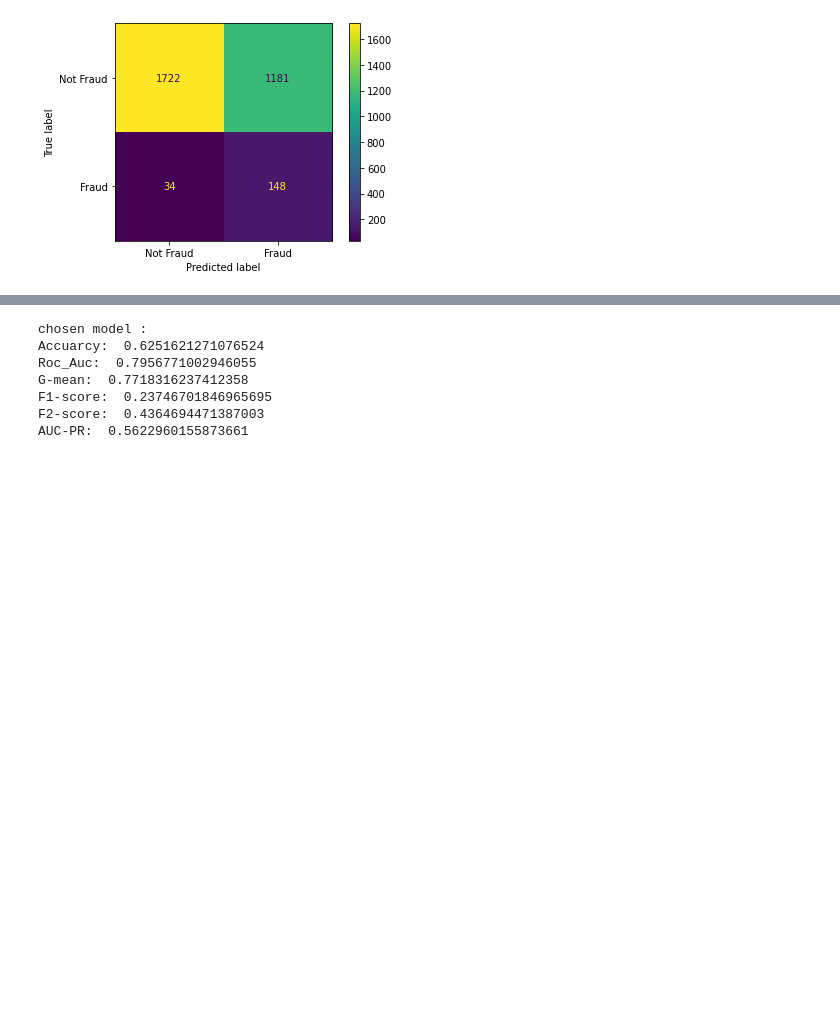
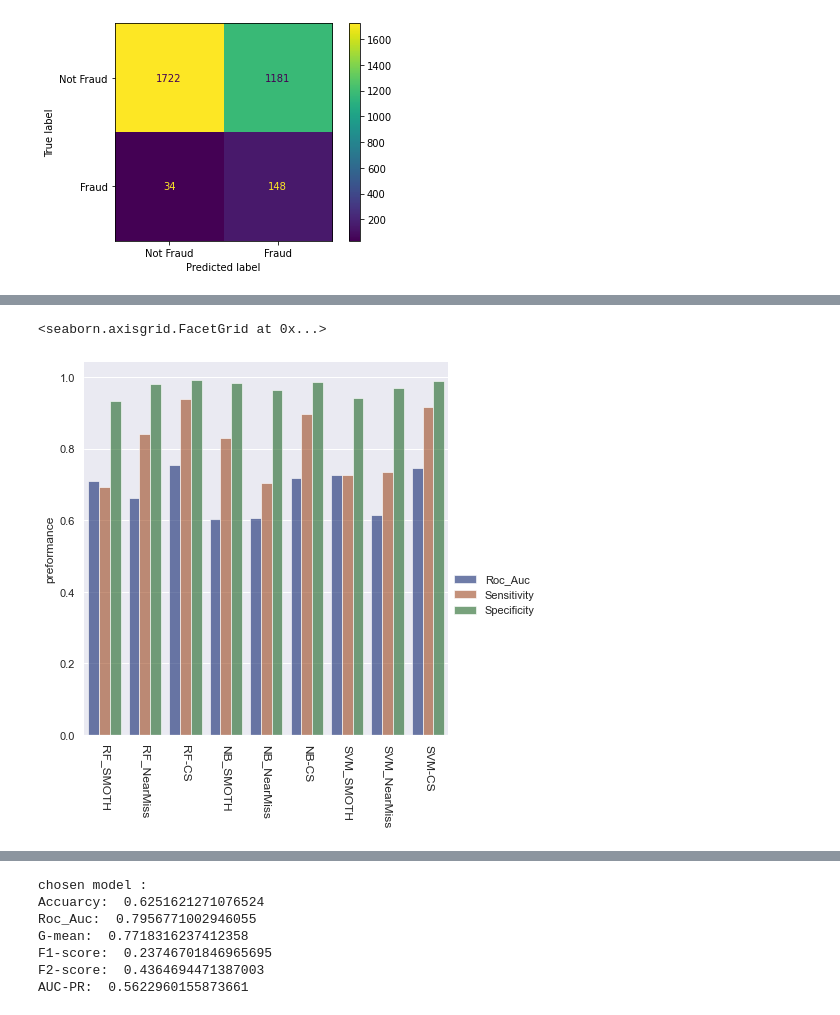
Before and after one commit to Eladgo10/DS-Seminar-project-, a Jupyter notebook: seminer-project.ipynb, the cells around one changed output, grey strips where cells are left out. Drawn from its saved outputs; the diff is of its cells as text; code cells hidden in the pictures; blank space fills up the shorter version.

```diff
--- a/seminer-project.ipynb
+++ b/seminer-project.ipynb
@@ -1475,0 +1518,30 @@ AUC-PR:  0.5045706788924321
+# %%
+# senstivity, specificity, Roc Auc
+dict_roc = {'Model': ['RF_SMOTH','RF_NearMiss','RF-CS','NB_SMOTH','NB_NearMiss','NB-CS','SVM_SMOTH','SVM_NearMiss','SVM-CS'], 'metric': np.repeat('Roc_Auc',9) ,'scoring': [] }
+dict_sens = {'Model': ['RF_SMOTH','RF_NearMiss','RF-CS','NB_SMOTH','NB_NearMiss','NB-CS','SVM_SMOTH','SVM_NearMiss','SVM-CS'], 'metric': np.repeat('Sensitivity',9), 'scoring': [] }
+dict_spec = {'Model': ['RF_SMOTH','RF_NearMiss','RF-CS','NB_SMOTH','NB_NearMiss','NB-CS','SVM_SMOTH','SVM_NearMiss','SVM-CS'], 'metric': np.repeat('Specificity',9), 'scoring': []  }
+pred_list = [rf_smoth1_pred,rf_nearmiss1_pred,rf_cs1_pred, nb_comp_smoth1_pred,nb_comp_nearmiss1_pred,nb_cs1_pred,svm_smoth1_pred,svm_nearmiss1_pred,svm_cs1_pred]
+
+
+dict_roc['scoring'] =  [roc_auc_score(y_valid1,pred) for pred in pred_list]
+dict_spec['scoring'] = [confusion_matrix(y_valid1, pred).ravel()[1]/(confusion_matrix(y_valid1, pred).ravel()[1]+confusion_matrix(y_valid1, pred).ravel()[2]) for pred in pred_list]
+dict_sens['scoring'] = [recall_score(y_valid1, pred) for pred in pred_list]
+
+models_results = pd.concat([pd.DataFrame.from_dict(dict_roc),pd.DataFrame.from_dict(dict_sens),pd.DataFrame.from_dict(dict_spec)])
+
+sns.set_theme()
+
+
+# Draw a nested barplot by models and scoring
+g = sns.catplot(
+    data=models_results, kind="bar",
+    x="Model", y="scoring", hue="metric",
+    ci="sd", palette="dark", alpha=.6, height=6
+)
+g.despine(left=True)
+g.set_axis_labels("", "preformance")
+g.legend.set_title("")
+g.set_xticklabels(rotation = -90, size = 12)
+# %% [output]
+<seaborn.axisgrid.FacetGrid at 0x...>
+[figure, added]
```
Also changed, not shown: parts of 131 cells of this notebook.
